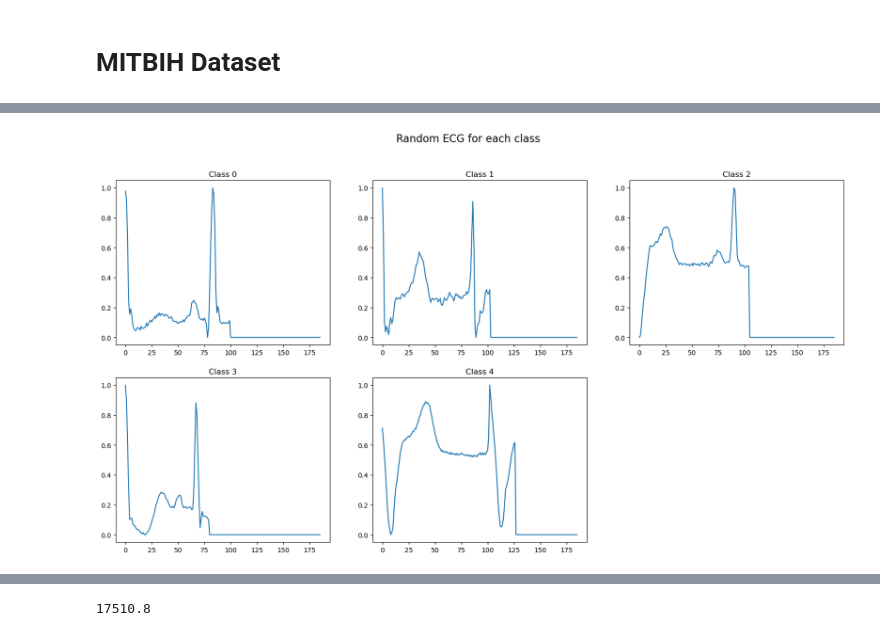
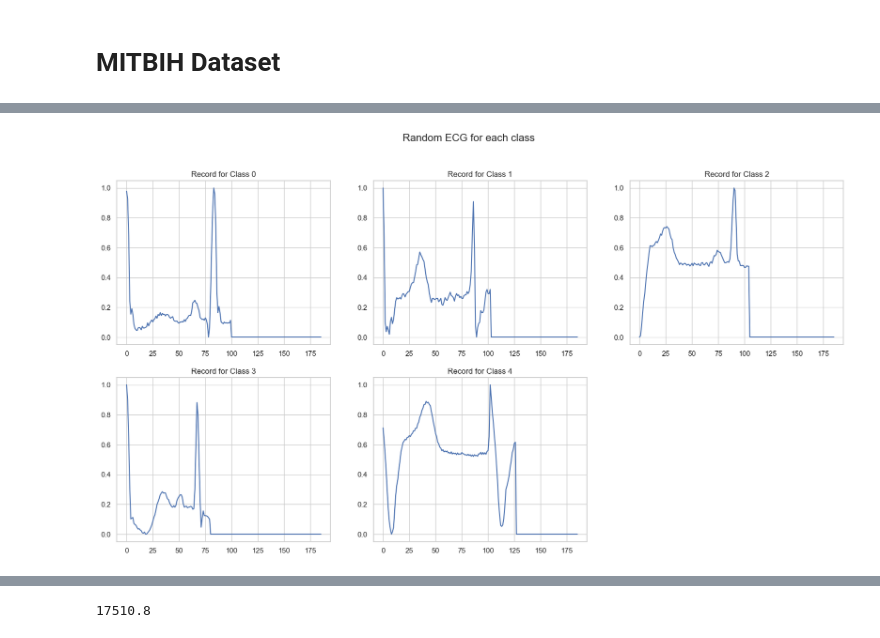
Before and after one commit to XuanTung2k3/mlmed2024, a Jupyter notebook: Practice 1/practice_1.ipynb, the cells around one changed output, grey strips where cells are left out. Cells and saved outputs as stored; diff of their text form; code cells hidden in the pictures.

```diff
--- a/Practice 1/practice_1.ipynb
+++ b/Practice 1/practice_1.ipynb
@@ -32,0 +35,7 @@ Name: count, dtype: int64
+# %%
+# Plot the frequency of each class
+sns.set(style="whitegrid")
+ax = sns.barplot(x=equilibre.index, y=equilibre)
+ax.set(xlabel='Classes', ylabel='Frequency')
+ax.set_title('Frequency of each class in the dataset')
+ax
@@ -33,12 +45,13 @@ Name: count, dtype: int64
 # %%
 # Plot a random sample of each class
+import matplotlib.pyplot as plt
 plt.figure(figsize=(20,10))
 for i in range(5):
     plt.subplot(2,3,i+1)
     plt.plot(train_df_mitbih[train_df_mitbih[187]==i].iloc[0,:186])
-    plt.title('Class '+str(i))
+    plt.title('Record for Class '+str(i))
 # Big title for all
 plt.suptitle('Random ECG for each class', size=16)
 plt.show()
 # %% [output]
-[figure, old version]
+[figure, new version]
```
Also changed, not shown: parts of 36 cells of this notebook, 2 other files.
